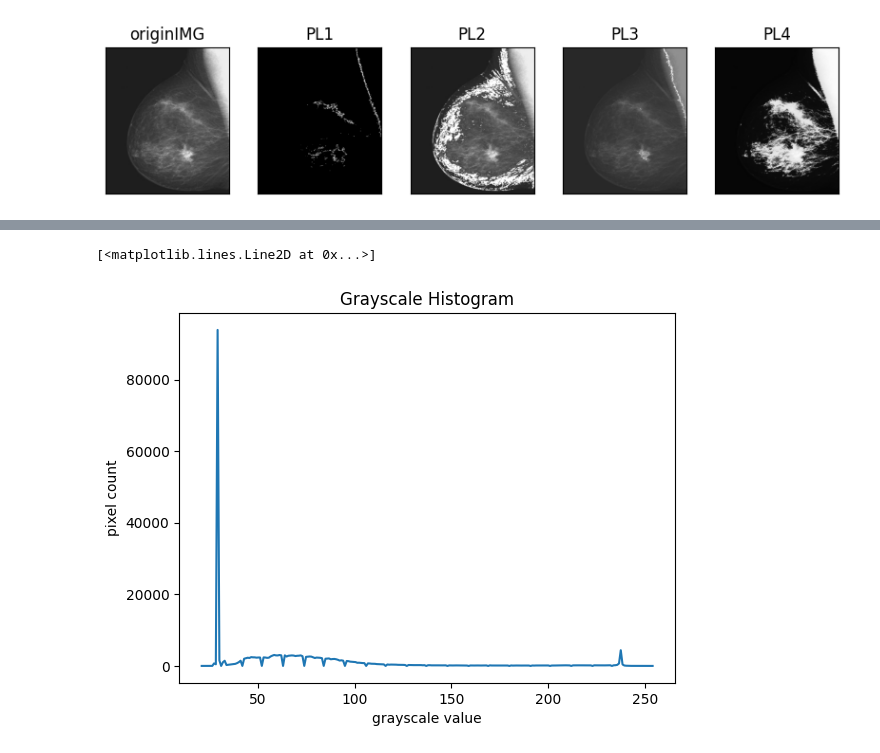
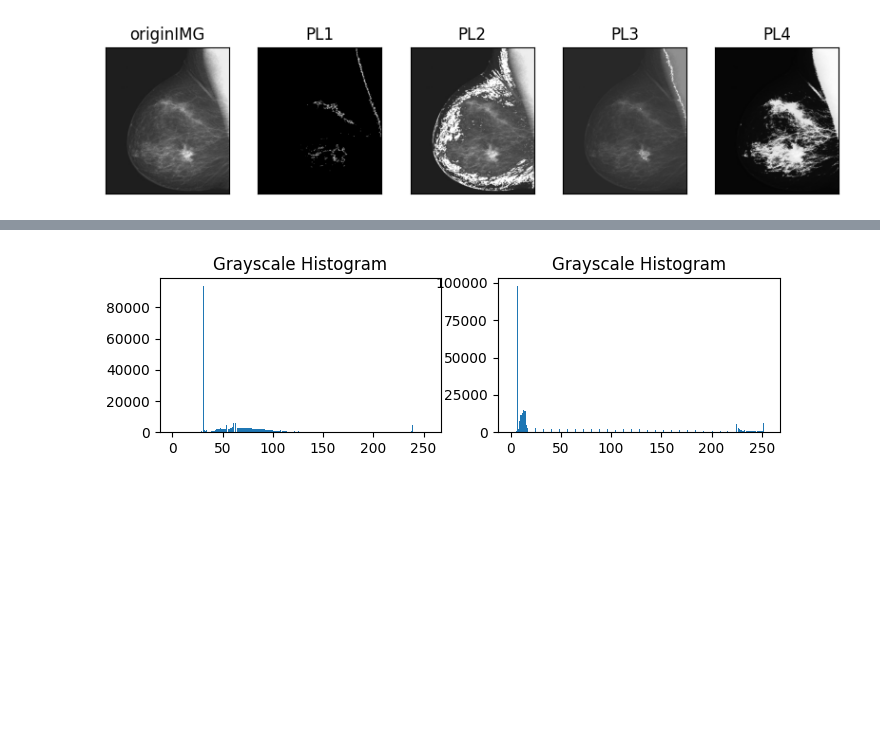
Before and after one commit to HelpHelpHelp-Charlie/DIP_learning, a Jupyter notebook: CH3.ipynb, the cells around one changed output, grey strips where cells are left out. Saved outputs shown, nothing was run; the diff lists cells and outputs as text; code cells hidden in the pictures; blank space fills up the shorter version.

```diff
--- a/CH3.ipynb
+++ b/CH3.ipynb
@@ -108,12 +108,18 @@ show5plt(RGBIMG,PL1,PL2,PL3,PL4,n1="originIMG",n2="PL1",n3="PL2",n4="PL3",n5="PL
 
 ![image.png](attachment:image.png)
 # %%
-histogram, bin_edges = np.histogram(cv2.cvtColor(RGBIMG.astype('float32'),cv2.COLOR_RGB2GRAY), bins=256)
-fig, ax = plt.subplots()
+histogram1, bin_edges1 = np.histogram(cv2.cvtColor(RGBIMG.astype('float32'),cv2.COLOR_RGB2GRAY), bins=np.arange(0,256,1))
+histogram2, bin_edges2 = np.histogram(cv2.cvtColor(PL4.astype('float32'),cv2.COLOR_RGB2GRAY), bins=np.arange(0,256,1))
+
+fig =plt.figure(figsize=(8,2));
+ax=fig.add_subplot(121)
 ax.set_title("Grayscale Histogram")
-ax.set_xlabel("grayscale value")
-ax.set_ylabel("pixel count")
-ax.plot(bin_edges[0:-1], histogram)
+#ax.set_xlabel("grayscale scale")
+#ax.set_ylabel("pixel count")
+_ =ax.hist(bin_edges1[:-1], bin_edges1, weights=histogram1)
+
+ax=fig.add_subplot(122)
+ax.set_title("Grayscale Histogram")
+_ =ax.hist(bin_edges2[:-1], bin_edges2, weights=histogram2)
 # %% [output]
-[<matplotlib.lines.Line2D at 0x...>]
-[figure, old version]
+[figure, new version]
```
